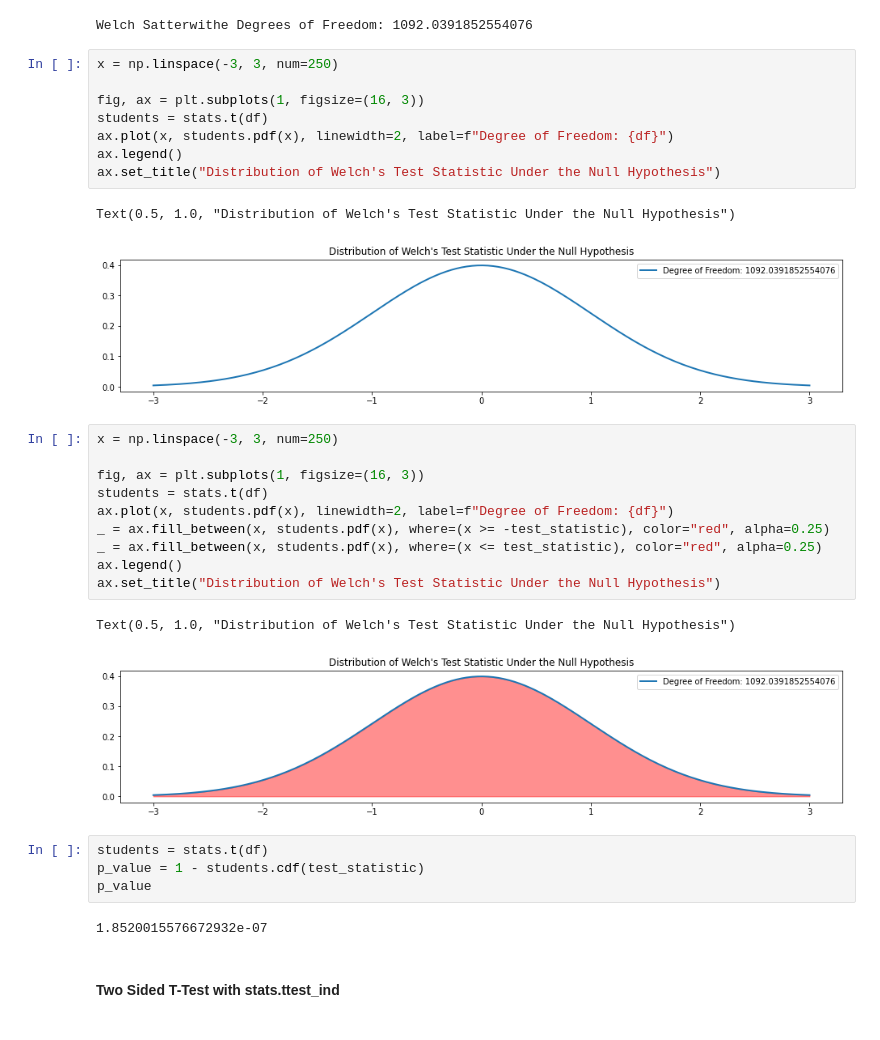
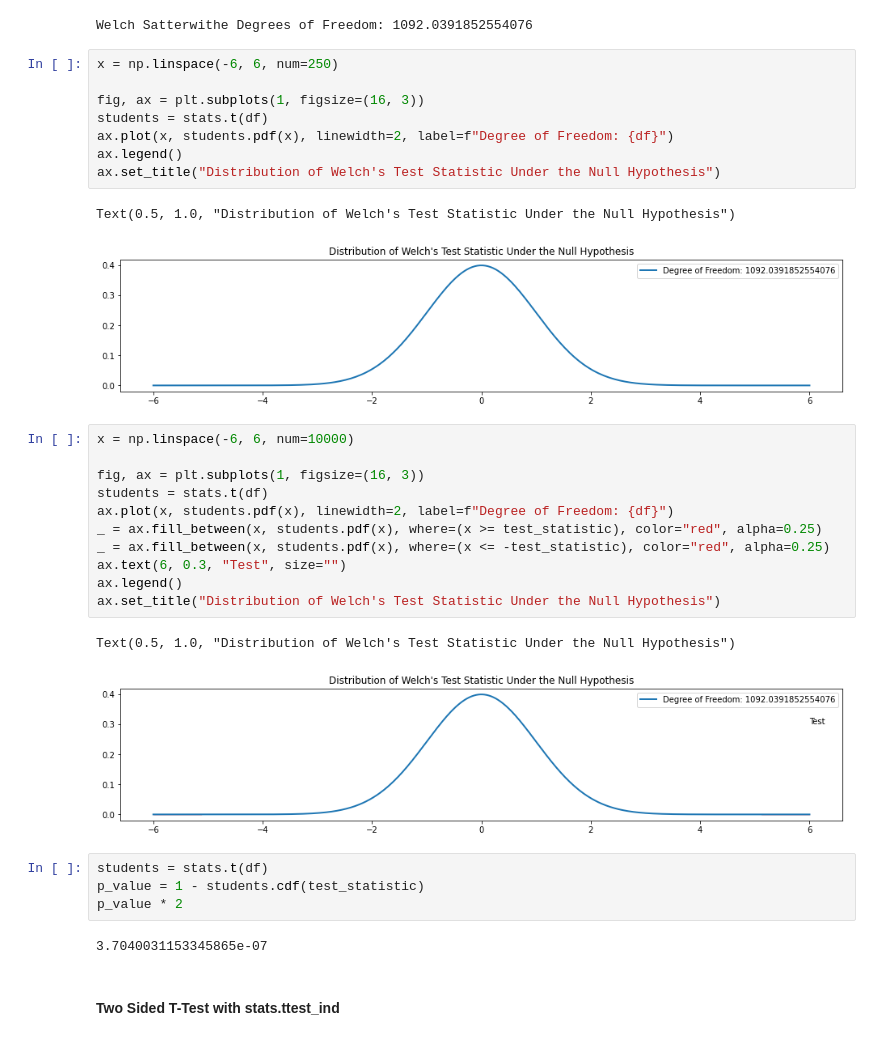
Before and after one commit to jtyrrell86/Capstone-1, a Jupyter notebook: notebooks/data_exploration.ipynb, the cells around one changed output. Drawn from its saved outputs; the diff is of its cells as text.

```diff
--- a/notebooks/data_exploration.ipynb
+++ b/notebooks/data_exploration.ipynb
@@ -306,7 +307,7 @@ print(f"Welch Satterwithe Degrees of Freedom: {df}")
 # %% [output]
 Welch Satterwithe Degrees of Freedom: 1092.0391852554076
 # %%
-x = np.linspace(-3, 3, num=250)
+x = np.linspace(-6, 6, num=250)
 
 fig, ax = plt.subplots(1, figsize=(16, 3))
 students = stats.t(df)
@@ -315,26 +316,27 @@ ax.legend()
 ax.set_title("Distribution of Welch's Test Statistic Under the Null Hypothesis")
 # %% [output]
 Text(0.5, 1.0, "Distribution of Welch's Test Statistic Under the Null Hypothesis")
-[figure, old version]
+[figure, new version]
 # %%
-x = np.linspace(-3, 3, num=250)
+x = np.linspace(-6, 6, num=10000)
 
 fig, ax = plt.subplots(1, figsize=(16, 3))
 students = stats.t(df)
 ax.plot(x, students.pdf(x), linewidth=2, label=f"Degree of Freedom: {df}")
-_ = ax.fill_between(x, students.pdf(x), where=(x >= -test_statistic), color="red", alpha=0.25)
-_ = ax.fill_between(x, students.pdf(x), where=(x <= test_statistic), color="red", alpha=0.25)
+_ = ax.fill_between(x, students.pdf(x), where=(x >= test_statistic), color="red", alpha=0.25)
+_ = ax.fill_between(x, students.pdf(x), where=(x <= -test_statistic), color="red", alpha=0.25)
+ax.text(6, 0.3, "Test", size="")
 ax.legend()
 ax.set_title("Distribution of Welch's Test Statistic Under the Null Hypothesis")
 # %% [output]
 Text(0.5, 1.0, "Distribution of Welch's Test Statistic Under the Null Hypothesis")
-[figure, old version]
+[figure, new version]
 # %%
 students = stats.t(df)
 p_value = 1 - students.cdf(test_statistic)
-p_value
+p_value * 2
 # %% [output]
-1.8520015576672932e-07
+3.7040031153345865e-07
 # %% [markdown]
 #### Two Sided T-Test with stats.ttest_ind
 # %%
```
Also changed, not shown: parts of 1 cell of this notebook, 7 other files.
